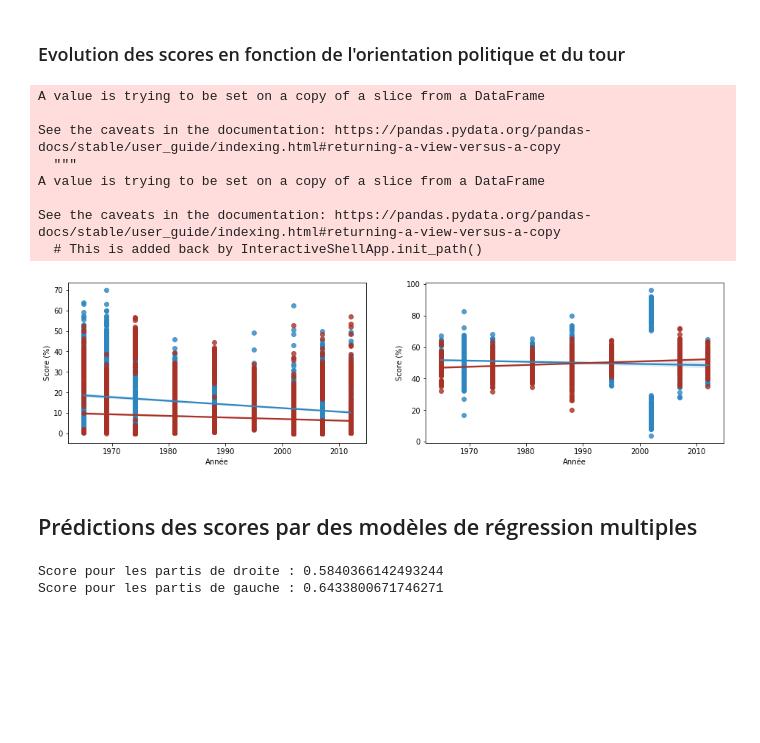
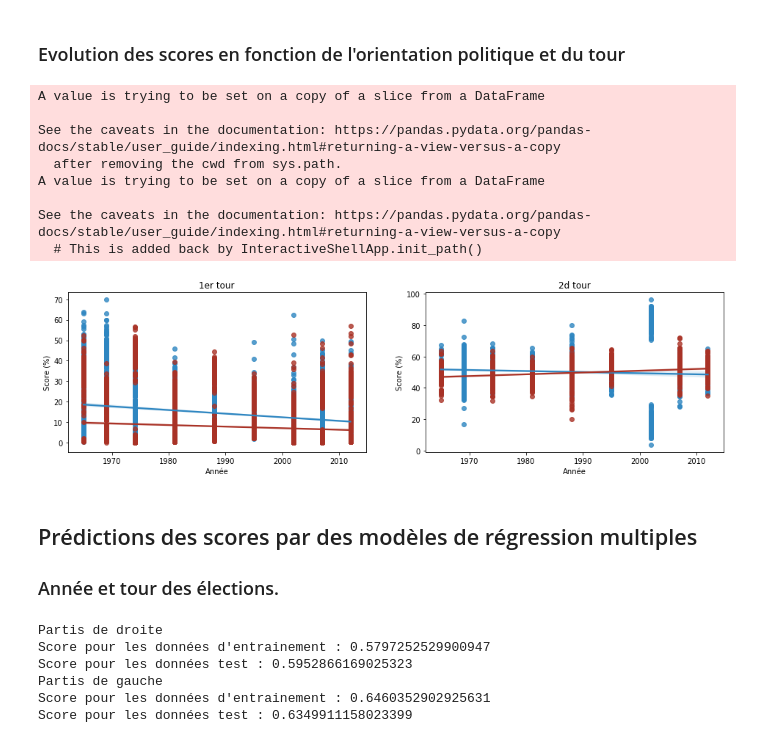
Before and after one commit to h4r1c0t/WildCodeSchool, a Jupyter notebook: Project/Datathon#1/Scripts/Analyses_data_présidentielles_1965-2012.ipynb, the cells around one changed output. Saved outputs shown, nothing was run; the diff lists cells and outputs as text; code cells hidden in the pictures; blank space fills up the shorter version.

```diff
--- a/Project/Datathon#1/Scripts/Analyses_data_présidentielles_1965-2012.ipynb
+++ b/Project/Datathon#1/Scripts/Analyses_data_présidentielles_1965-2012.ipynb
@@ -192,45 +192,61 @@ Refaire un plot ici avec les projections des courbes pour 2017
 # %%
 fig = plt.subplots(figsize = (16, 4))
 
 plt_data = dfSc[dfSc['Tour'] == 1]
 plt_data.sort_values(['Année'], inplace = True)
 ax1 = plt.subplot(121)
 ax1 = sns.regplot('Année', 'Score (%)', data = plt_data[plt_data['Orientation'] == 'droite'], color = '#2E86C1')
 ax1 = sns.regplot('Année', 'Score (%)', data = plt_data[plt_data['Orientation'] == 'gauche'], color = '#A93226')
+ax1.set_title('1er tour')
 
 plt_data = dfSc[dfSc['Tour'] == 2]
 plt_data.sort_values(['Année'], inplace = True)
 ax2 = plt.subplot(122)
 ax2 = sns.regplot('Année', 'Score (%)', data = plt_data[plt_data['Orientation'] == 'droite'], color = '#2E86C1')
 ax2 = sns.regplot('Année', 'Score (%)', data = plt_data[plt_data['Orientation'] == 'gauche'], color = '#A93226')
+ax2.set_title('2d tour')
 
 plt.show()
 # %% [output]
 A value is trying to be set on a copy of a slice from a DataFrame
 
 See the caveats in the documentation: https://pandas.pydata.org/pandas-docs/stable/user_guide/indexing.html#returning-a-view-versus-a-copy
-  """
+  after removing the cwd from sys.path.
 A value is trying to be set on a copy of a slice from a DataFrame
 
 See the caveats in the documentation: https://pandas.pydata.org/pandas-docs/stable/user_guide/indexing.html#returning-a-view-versus-a-copy
   # This is added back by InteractiveShellApp.init_path()
-[figure, old version]
+[figure, new version]
 # %% [markdown]
 ## Prédictions des scores par des modèles de régression multiples
+### Année et tour des élections.
 # %%
-from sklearn.linear_model import LinearRegression
+from sklearn.model_selection import train_test_split
+# Modèle de prédiction pour la droite
 data_droite = dfSc[dfSc['Orientation'] == 'droite']
 Xd = data_droite[['Année', 'Tour']]
 yd = data_droite['Score (%)']
-modelLR_droite = LinearRegression().fit(Xd, yd)
+Xd_train, Xd_test, yd_train, yd_test = train_test_split(Xd, yd, random_state = 42, train_size = 0.75)
+modelLR_droite = LinearRegression().fit(Xd_train, yd_train)
 
+# Modèle de prédiction pour la gauche
 data_gauche = dfSc[dfSc['Orientation'] == 'gauche']
 Xg = data_gauche[['Année', 'Tour']]
 yg = data_gauche['Score (%)']
-modelLR_gauche = LinearRegression().fit(Xg, yg)
+Xg_train, Xg_test, yg_train, yg_test = train_test_split(Xg, yg, random_state = 42, train_size = 0.75)
+modelLR_gauche = LinearRegression().fit(Xg_train, yg_train)
 
-print('Score pour les partis de droite :', modelLR_droite.score(Xd, yd))
-print('Score pour les partis de gauche :', modelLR_gauche.score(Xg, yg))
+# Test des modlèles
+print('Partis de droite')
+print("Score pour les données d'entrainement :", modelLR_droite.score(Xd_train, yd_train))
+print('Score pour les données test :', modelLR_droite.score(Xd_test, yd_test))
+print('Partis de gauche')
+print("Score pour les données d'entrainement :", modelLR_gauche.score(Xg_train, yg_train))
+print('Score pour les données test :', modelLR_gauche.score(Xg_test, yg_test))
 # %% [output]
-Score pour les partis de droite : 0.5840366142493244
-Score pour les partis de gauche : 0.6433800671746271
+Partis de droite
+Score pour les données d'entrainement : 0.5797252529900947
+Score pour les données test : 0.5952866169025323
+Partis de gauche
+Score pour les données d'entrainement : 0.6460352902925631
+Score pour les données test : 0.6349911158023399
```
Also changed, not shown: parts of 5 cells of this notebook, 3 other files.
